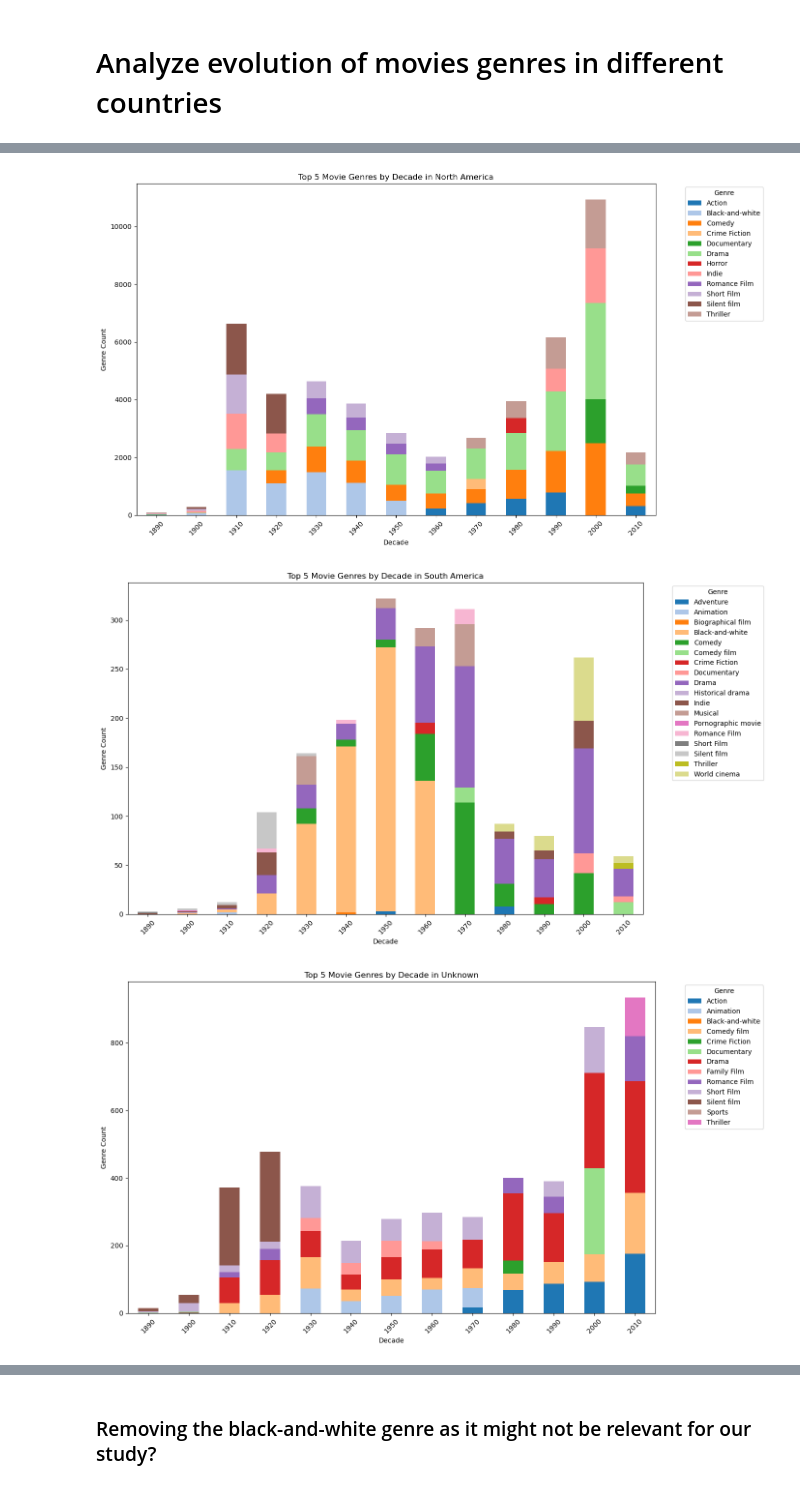
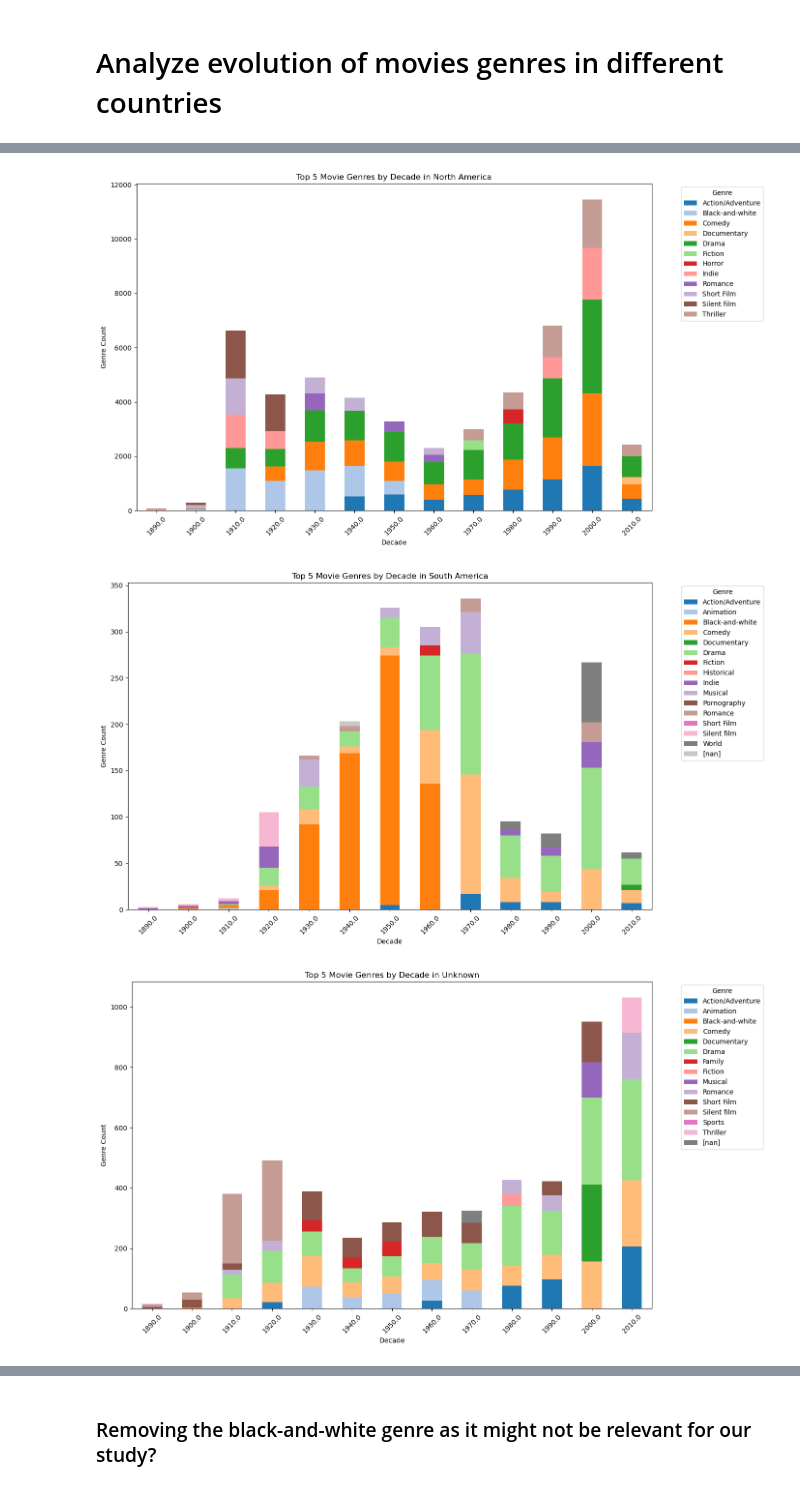
Before and after one commit to epfl-ada/ada-2024-project-astonishingdataavengers24, a Jupyter notebook: src/evolution_continents.ipynb, the cells around one changed output, grey strips where cells are left out. Cells and saved outputs as stored; diff of their text form; code cells hidden in the pictures.

Commit message:
UPDATE: data cleaning into preprocessing.ipynb file

```diff
--- a/src/evolution_continents.ipynb
+++ b/src/evolution_continents.ipynb
@@ -163,0 +12,6 @@ df_metadata_exploded = df_metadata.explode('Movie_genres')
+# %%
+# Load dataset metadata
+data_folder = '../data/MovieSummaries/'
+df_metadata = pd.read_csv(data_folder + 'movies_metadata_cleaned.csv')
+
+df_metadata
@@ -163,0 +32,13 @@ df_metadata_exploded = df_metadata.explode('Movie_genres')
+# %%
+# safe_eval function to handle malformed strings
+def safe_eval(value):
+    try:
+        return ast.literal_eval(value)
+    except (ValueError, SyntaxError):
+        return value  # Return the original value if it cannot be parsed
+
+df_metadata['Grouped_genres'] = df_metadata['Grouped_genres'].apply(lambda x: safe_eval(x) if isinstance(x, str) else x)
+# Explode the genres
+df_metadata_exploded = df_metadata.explode('Grouped_genres')
+
+df_metadata_exploded
@@ -165,7 +60,7 @@ df_metadata_exploded = df_metadata.explode('Movie_genres')
 # Count occurence of each genre by grouping by decade, continent and genre
 genre_counts = (
     df_metadata_exploded
-    .groupby(['Decade', 'Movie_continent', 'Movie_genres'])
+    .groupby(['Decade', 'Movie_continent', 'Grouped_genres'])
     .size()
     .reset_index(name='Count')
 )
@@ -181,7 +76,7 @@ top_genres = (
 # Pivot the data for plotting: decade as index continents and genres as columns
 top_genres_pivot = top_genres.pivot_table(
     index=['Decade', 'Movie_continent'],
-    columns='Movie_genres',
+    columns='Grouped_genres',
     values='Count',
     fill_value=0
 )
@@ -218,3 +113,3 @@ for continent in continents:
-[figure, old version]
+[figure, new version]
-[figure, old version]
+[figure, new version]
-[figure, old version]
+[figure, new version]
```
Also changed, not shown: parts of 15 cells of this notebook.
